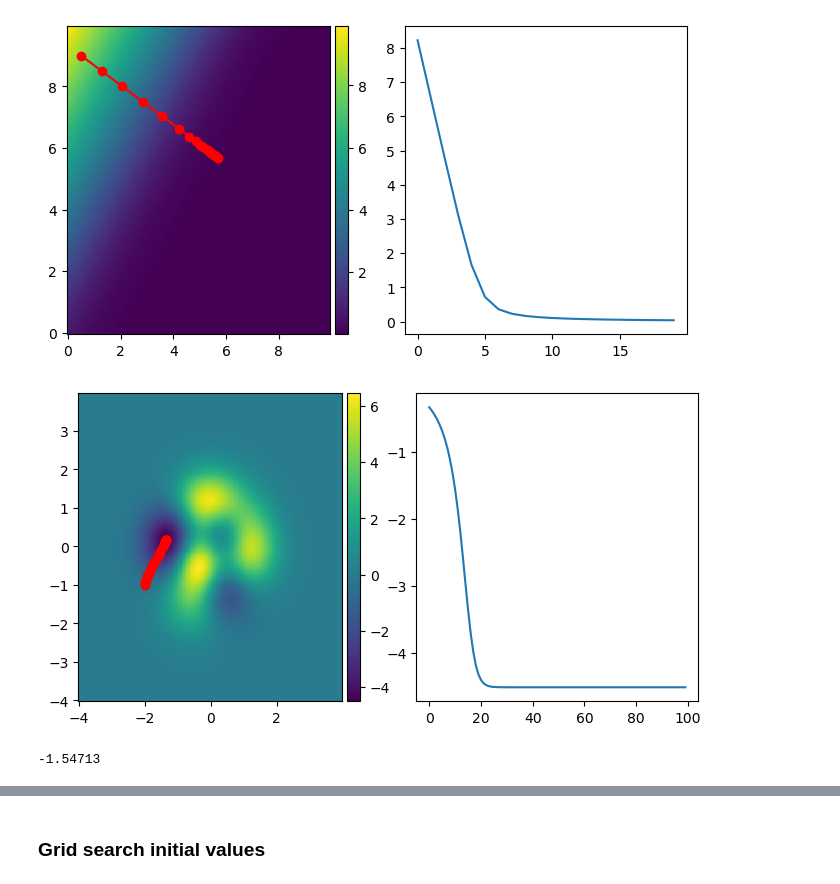
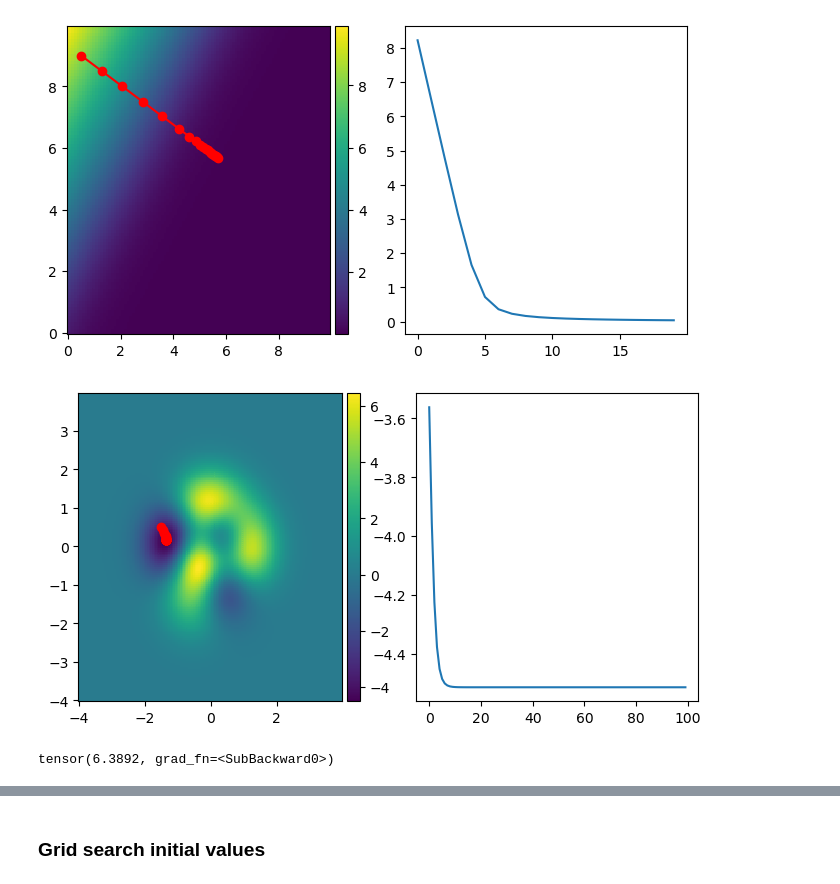
Before and after one commit to LinusLach/Blog, a Jupyter notebook: posts/post-with-code/Pytorch/Post_02.ipynb, the cells around one changed output, grey strips where cells are left out. Cells and saved outputs as stored; diff of their text form; code cells hidden in the pictures.

```diff
--- a/posts/post-with-code/Pytorch/Post_02.ipynb
+++ b/posts/post-with-code/Pytorch/Post_02.ipynb
@@ -194,36 +195,39 @@ def f_(x,y):
 # %%
 X = torch.arange(-4,4,0.05)
 Y = torch.arange(-4,4,0.05)
 XX,YY = torch.meshgrid(X,Y,indexing='ij')
 ZZ = f_(XX,YY)
 
 n = 100
 lr = 0.02
-x1 = torch.tensor(-2.0, requires_grad=True)
-x2 = torch.tensor(-1.0, requires_grad=True)
+x1 = torch.tensor(-1.5, requires_grad=True)
+x2 = torch.tensor(0.5, requires_grad=True)
 COORD = train_model_GD(n, lr, f_, x1, x2)
 
 fig = plt.figure(figsize = (8,4))
 
 ax1 = fig.add_subplot(121)
 
 im1 = ax1.pcolor(XX, YY, ZZ)
 im2 = ax1.plot(COORD[0], COORD[1], 'o-r')
 
 divider = make_axes_locatable(ax1)
 cax = divider.append_axes('right', size='5%', pad=0.05)
 fig.colorbar(im1, cax=cax, orientation='vertical')
 
 ax2 = fig.add_subplot(122)
 im3 = ax2.plot(COORD[2])
 # %% [output]
-[figure, old version]
+[figure, new version]
 # %%
 x1 = torch.tensor(-0.3, requires_grad=True)
 x2 = torch.tensor(-0.5, requires_grad=True)
-print(train_model_GD(n,0.14,f_,x1,x2)[2][-1])
-# %% [output]
--1.54713
+# %%
+LOSS = []
+tmp = f_(x1,x2)
+LOSS.append([x1,x2,tmp])
+# %% [output]
+tensor(6.3892, grad_fn=<SubBackward0>)
 # %%
 def lr_grid(grid):
     res = []
```
Also changed, not shown: parts of 12 cells of this notebook, 2 other files.
